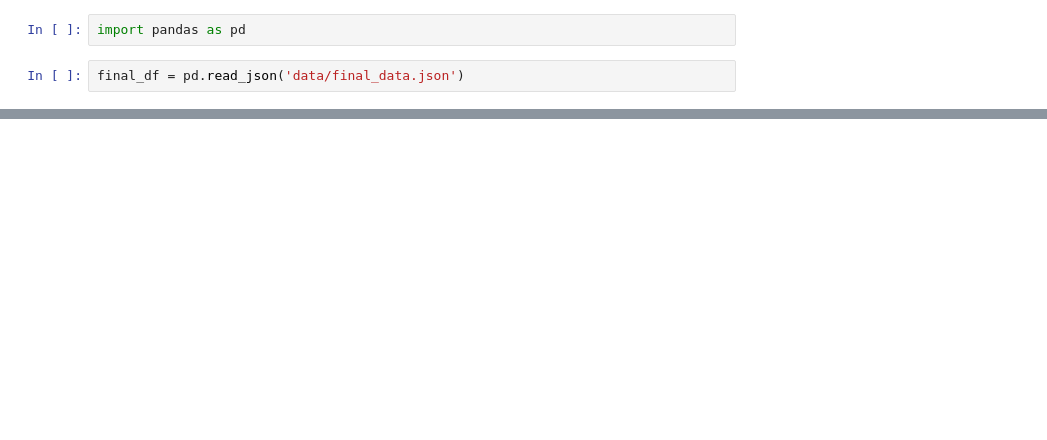
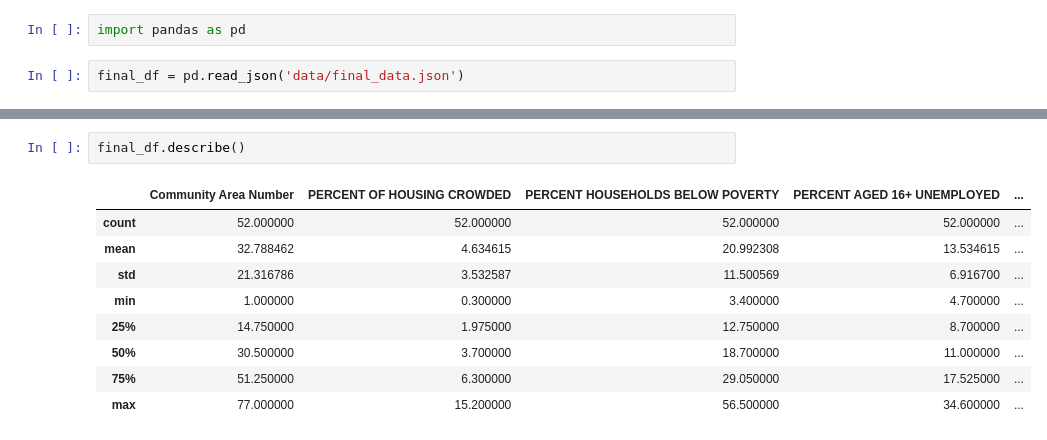
Before and after one commit to uic-cs418/group-project-the-data-sleuths, a Jupyter notebook: ML_implementations.ipynb, the cells around one changed output, grey strips where cells are left out. Saved outputs shown, nothing was run; the diff lists cells and outputs as text; blank space fills up the shorter version.

```diff
--- a/ML_implementations.ipynb
+++ b/ML_implementations.ipynb
@@ -5 +25,13 @@ final_df = pd.read_json('data/final_data.json')
+# %%
+final_df.describe()
+# %% [output]
+|  | Community Area Number | PERCENT OF HOUSING CROWDED | PERCENT HOUSEHOLDS BELOW POVERTY | PERCENT AGED 16+ UNEMPLOYED | ... |
+| count | 52.000000 | 52.000000 | 52.000000 | 52.000000 | ... |
+| mean | 32.788462 | 4.634615 | 20.992308 | 13.534615 | ... |
+| std | 21.316786 | 3.532587 | 11.500569 | 6.916700 | ... |
+| min | 1.000000 | 0.300000 | 3.400000 | 4.700000 | ... |
+| 25% | 14.750000 | 1.975000 | 12.750000 | 8.700000 | ... |
+| 50% | 30.500000 | 3.700000 | 18.700000 | 11.000000 | ... |
+| 75% | 51.250000 | 6.300000 | 29.050000 | 17.525000 | ... |
+| max | 77.000000 | 15.200000 | 56.500000 | 34.600000 | ... |
 # %%
```
Also changed, not shown: parts of 11 cells of this notebook.
